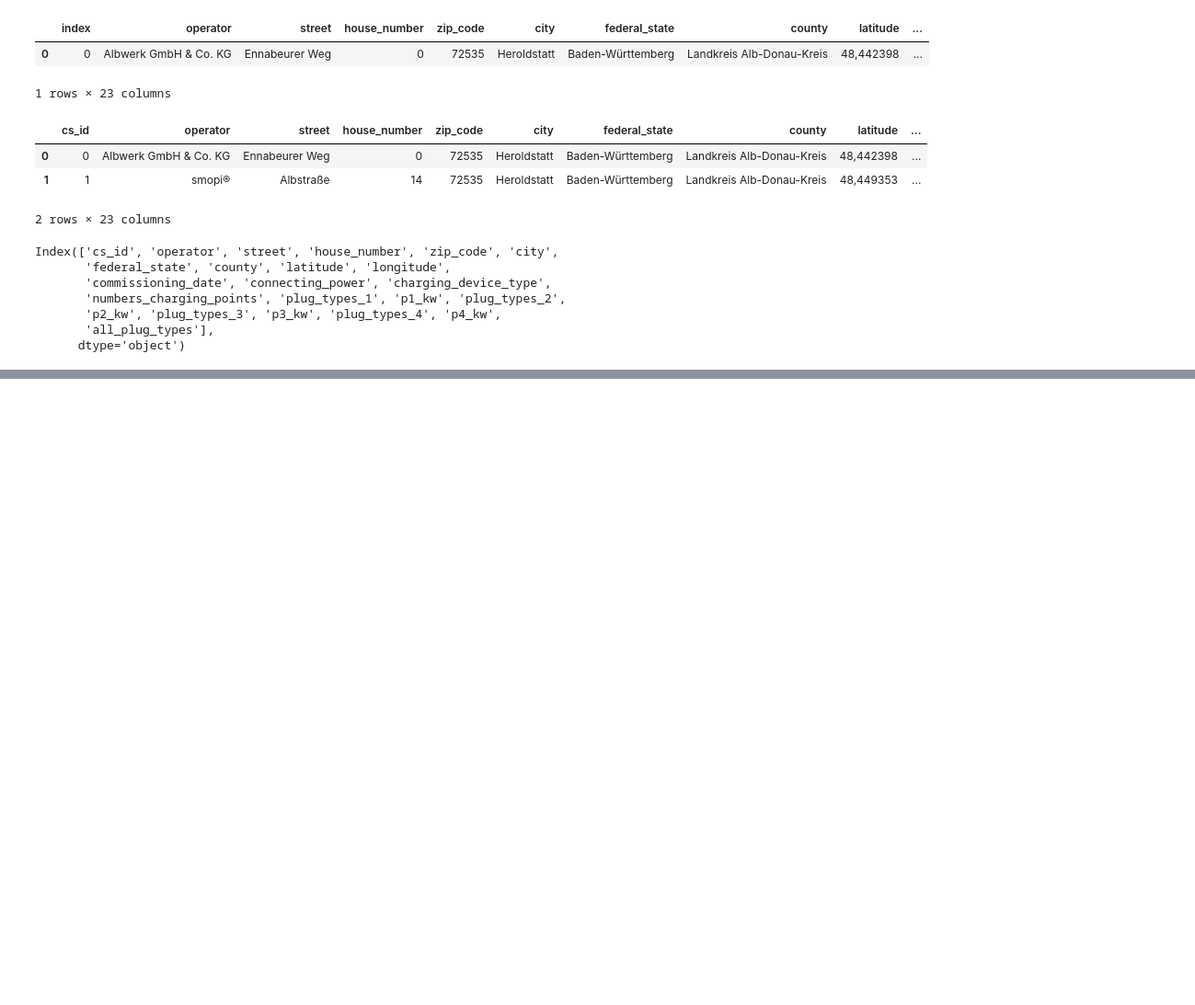
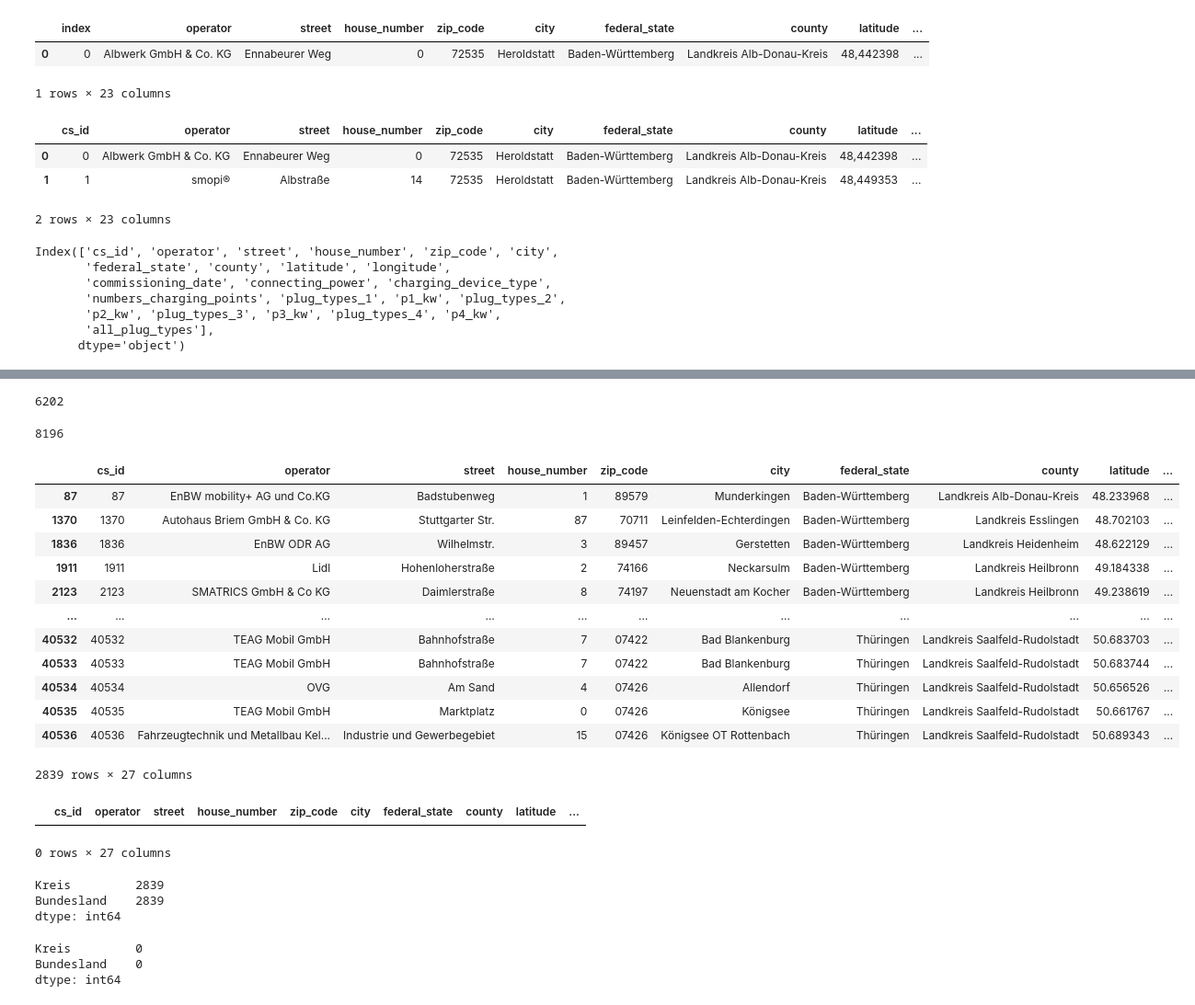
Before and after one commit to RomyBrate/capstone_project_ev, a Jupyter notebook: charging_stations.ipynb, the cells around one changed output, grey strips where cells are left out. Shown at 92% size. Drawn from its saved outputs; the diff is of its cells as text; code cells hidden in the pictures; blank space fills up the shorter version.

```diff
--- a/charging_stations.ipynb
+++ b/charging_stations.ipynb
@@ -289,3 +250,9 @@ Name: operator, Length: 40674, dtype: bool
+# %%
+# Checking if any column starts with a space
+for col in df_charging_stations.columns:
+    if df_charging_stations[col].dtype == 'O': # check if column has object dtype (i.e. contains strings)
+        if df_charging_stations[col].str.startswith(' ').any(): # check if any string in column starts with a space
+            print(f"Column {col} contains values starting with a space.")
 # %%
 # Convert 'commissioning_date' column to datetime format
 df_charging_stations["commissioning_date"] = pd.to_datetime(df_charging_stations["commissioning_date"], format= '%d.%m.%Y', dayfirst= True)
@@ -450,0 +427,3 @@ df_charging_stations.to_csv('charging_stations_clean.csv', index=False)
+# %%
+# Reading excel file into a DataFrame
+df_zip = pd.read_excel('zip_code_ger.xlsx')
@@ -450,0 +440,3 @@ df_charging_stations.to_csv('charging_stations_clean.csv', index=False)
+# %%
+# Convert PLZ column to object type
+df_zip['PLZ'] = df_zip['PLZ'].astype(str)
@@ -450,0 +457,3 @@ df_charging_stations.to_csv('charging_stations_clean.csv', index=False)
+# %%
+# Merge the dataframes using plz and zip_code columns
+df_final_cs = pd.merge(df_charging_stations, df_zip, how='left', left_on='zip_code', right_on='PLZ')
@@ -450,0 +485,28 @@ df_charging_stations.to_csv('charging_stations_clean.csv', index=False)
+# %%
+# Counting all unique zip codes from df_charging_stations
+df_charging_stations.zip_code.nunique()
+# %% [output]
+6202
+# %%
+# Counting all unique zip codes from df_zip
+df_zip.PLZ.nunique()
+# %% [output]
+8196
+# %%
+# Checking the rows in PLZ with null values
+null_rows = df_final_cs[df_final_cs['PLZ'].isnull()]
+null_rows
+# %% [output]
+|  | cs_id | operator | street | house_number | zip_code | city | federal_state | county | latitude | ... |
+| 87 | 87 | EnBW mobility+ AG und Co.KG | Badstubenweg | 1 | 89579 | Munderkingen | Baden-Württemberg | Landkreis Alb-Donau-Kreis | 48.233968 | ... |
+| 1370 | 1370 | Autohaus Briem GmbH & Co. KG | Stuttgarter Str. | 87 | 70711 | Leinfelden-Echterdingen | Baden-Württemberg | Landkreis Esslingen | 48.702103 | ... |
+| 1836 | 1836 | EnBW ODR AG | Wilhelmstr. | 3 | 89457 | Gerstetten | Baden-Württemberg | Landkreis Heidenheim | 48.622129 | ... |
+| 1911 | 1911 | Lidl | Hohenloherstraße | 2 | 74166 | Neckarsulm | Baden-Württemberg | Landkreis Heilbronn | 49.184338 | ... |
+| 2123 | 2123 | SMATRICS GmbH & Co KG | Daimlerstraße | 8 | 74197 | Neuenstadt am Kocher | Baden-Württemberg | Landkreis Heilbronn | 49.238619 | ... |
+| ... | ... | ... | ... | ... | ... | ... | ... | ... | ... | ... |
+| 40532 | 40532 | TEAG Mobil GmbH | Bahnhofstraße | 7 | 07422 | Bad Blankenburg | Thüringen | Landkreis Saalfeld-Rudolstadt | 50.683703 | ... |
+| 40533 | 40533 | TEAG Mobil GmbH | Bahnhofstraße | 7 | 07422 | Bad Blankenburg | Thüringen | Landkreis Saalfeld-Rudolstadt | 50.683744 | ... |
+| 40534 | 40534 | OVG | Am Sand | 4 | 07426 | Allendorf | Thüringen | Landkreis Saalfeld-Rudolstadt | 50.656526 | ... |
+| 40535 | 40535 | TEAG Mobil GmbH | Marktplatz | 0 | 07426 | Königsee | Thüringen | Landkreis Saalfeld-Rudolstadt | 50.661767 | ... |
+| 40536 | 40536 | Fahrzeugtechnik und Metallbau Kel... | Industrie und Gewerbegebiet | 15 | 07426 | Königsee OT Rottenbach | Thüringen | Landkreis Saalfeld-Rudolstadt | 50.689343 | ... |
+2839 rows × 27 columns
@@ -450,0 +516,14 @@ df_charging_stations.to_csv('charging_stations_clean.csv', index=False)
+# %%
+# Checking the rows in PLZ with null values again
+null_rows = df_final_cs[df_final_cs['PLZ'].isnull()]
+null_rows
+# %% [output]
+|  | cs_id | operator | street | house_number | zip_code | city | federal_state | county | latitude | ... |
+0 rows × 27 columns
+# %%
+# Check if 'Kreis' and 'Bundesland' have null values
+print(df_final_cs[['Kreis', 'Bundesland']].isnull().sum())
+# %% [output]
+Kreis         2839
+Bundesland    2839
+dtype: int64
@@ -450,0 +534,7 @@ df_charging_stations.to_csv('charging_stations_clean.csv', index=False)
+# %%
+# Check again if 'Kreis' and 'Bundesland' have null values
+print(df_final_cs[['Kreis', 'Bundesland']].isnull().sum())
+# %% [output]
+Kreis         0
+Bundesland    0
+dtype: int64
```
Also changed, not shown: parts of 37 cells of this notebook, 4 other files.
